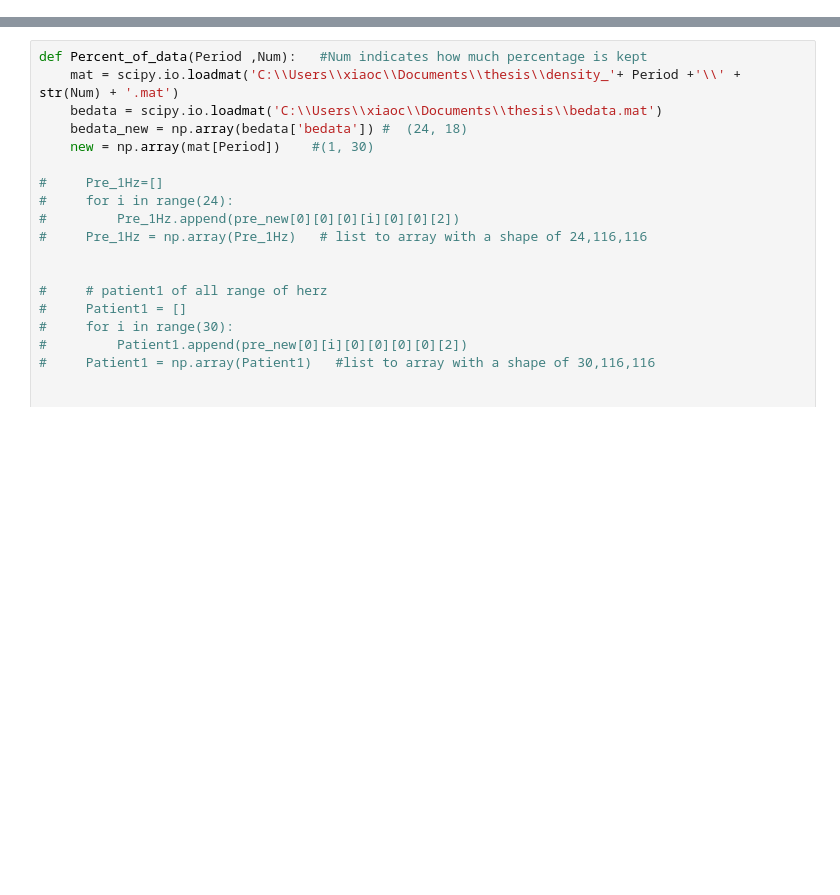
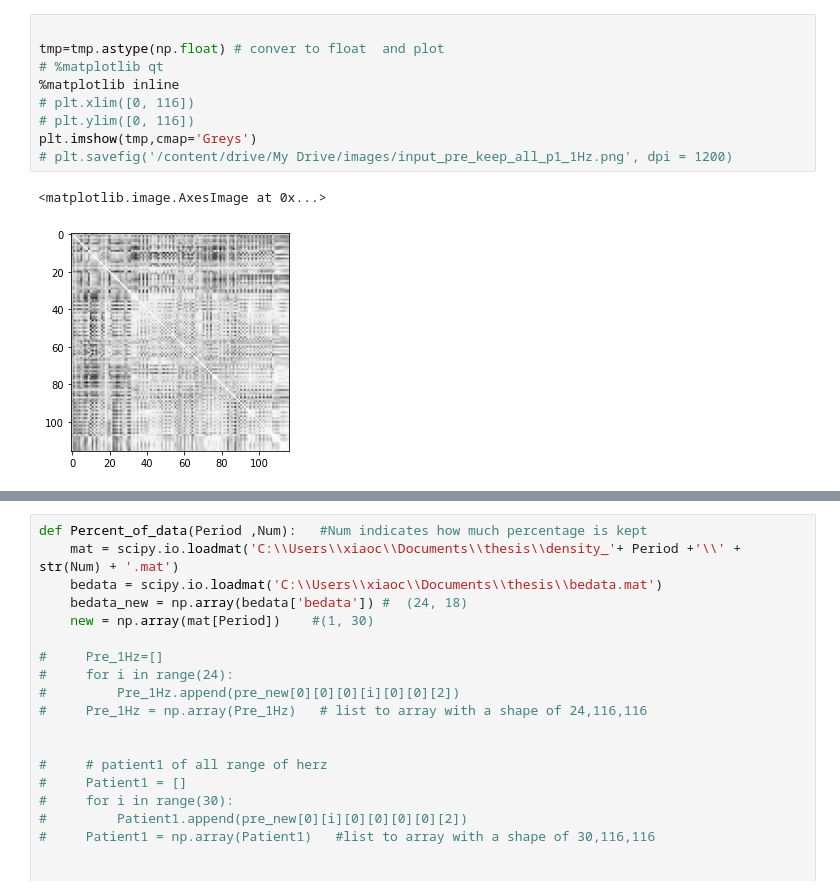
Before and after one commit to chyan0411/Thesis, a Jupyter notebook: InputData.ipynb, the cells around one changed output, grey strips where cells are left out. Saved outputs shown, nothing was run; the diff lists cells and outputs as text; blank space fills up the shorter version.

```diff
--- a/InputData.ipynb
+++ b/InputData.ipynb
@@ -4,0 +613,12 @@ import matplotlib.pyplot as plt
+# %%
+
+tmp=tmp.astype(np.float) # conver to float  and plot
+# %matplotlib qt
+%matplotlib inline
+# plt.xlim([0, 116])
+# plt.ylim([0, 116])
+plt.imshow(tmp,cmap='Greys')
+# plt.savefig('/content/drive/My Drive/images/input_pre_keep_all_p1_1Hz.png', dpi = 1200)
+# %% [output]
+<matplotlib.image.AxesImage at 0x...>
+[figure, added]
```
Also changed, not shown: parts of 30 cells of this notebook.
